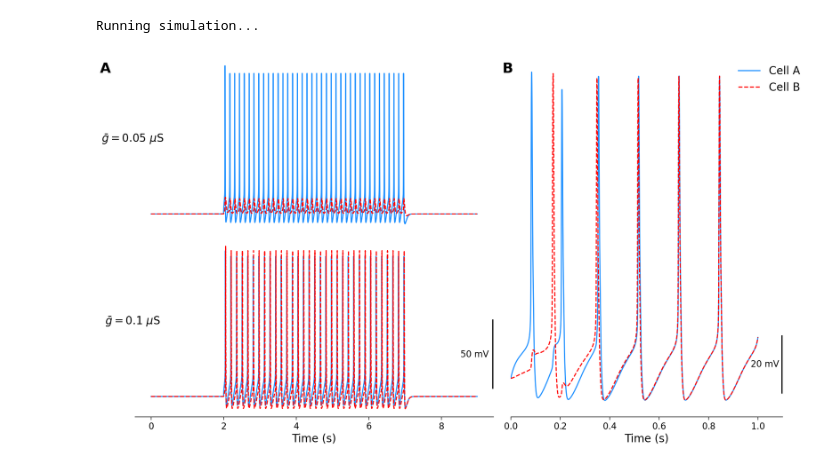
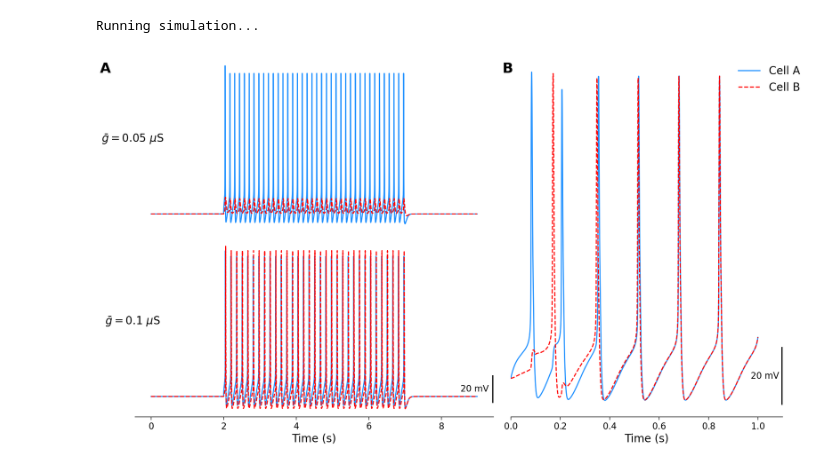
Before and after one commit to CWRUChielLab/neuronpyxl, a Jupyter notebook: Dickman_etal_2025_Figures/fig6.ipynb, the cells around one changed output. Saved outputs shown, nothing was run; the diff lists cells and outputs as text; code cells hidden in the pictures.

```diff
--- a/Dickman_etal_2025_Figures/fig6.ipynb
+++ b/Dickman_etal_2025_Figures/fig6.ipynb
@@ -114,33 +114,33 @@ ax1[1].plot(t2,B2["V"],color="red",label="Cell B",linestyle="dashed")
 ax1[1].set_xlabel("Time (s)",fontsize=20)
 ax1[1].set_ylabel(r"$\bar{g}=0.1$ $\mu$S",rotation=0,fontsize=20)
 ax1[1].set_yticks([-60,-30,0,30])
 remove_axes(ax1[1],remove_x=False,remove_y=True)
-plot_vertical_scalebar(ax1[1],scalebar_length=50,bar_width=0.03,xoffset=0.1,yoffset=20)
+plot_vertical_scalebar(ax1[1],scalebar_length=20,bar_width=0.03,xoffset=0.1,yoffset=10)
 
 # ax1[0].legend(fontsize=20)
 
 t2 = A3["t"]/1000
 ind = np.where((t2 >= 2) & (t2 <= 3))[0]
 # fig,ax = plt.subplots(1,1,figsize=(14,7),constrained_layout=True)
 ax2.plot(t2[ind]-t2[ind[0]],A3["V"][ind],color="dodgerblue",label="Cell A")
 ax2.plot(t2[ind]-t2[ind[0]],B3["V"][ind],color="red",label="Cell B",linestyle="dashed")
 # ax.set_ylabel("g=0.04 uS",rotation=0)
 ax2.set_yticks([-60,-30,0,30])
 remove_axes(ax2,remove_x=False,remove_y=True)
 ax2.set_xlim((0,1.1))
 # ax2.legend()
-plot_vertical_scalebar(ax2,scalebar_length=20,bar_width=0.006,xoffset=0.009,yoffset=8,offset=0)
+plot_vertical_scalebar(ax2,scalebar_length=20,bar_width=0.006,xoffset=0.009,yoffset=4,offset=0)
 ax2.set_xlabel("Time (s)",fontsize=20)
 sfigs[0].align_ylabels()
 
 ax2.legend(fontsize=20,loc="upper right",bbox_to_anchor=(1.1,1),frameon=False)
 
 sfig_labels = ['A', 'B']
 
 for subfig, label in zip(sfigs, sfig_labels):
     # Add label to the upper left of each subfigure
     subfig.suptitle(label, x=0.0, y=0.98, ha='left', va='top', fontsize=26, fontweight='bold')
 
 fig.savefig(os.path.join(figpath,f"{fig_prefix}_es.jpg"),bbox_inches="tight",dpi=300)
 # %% [output]
-[figure, old version]
+[figure, new version]
```
Also changed, not shown: 7 other files.
